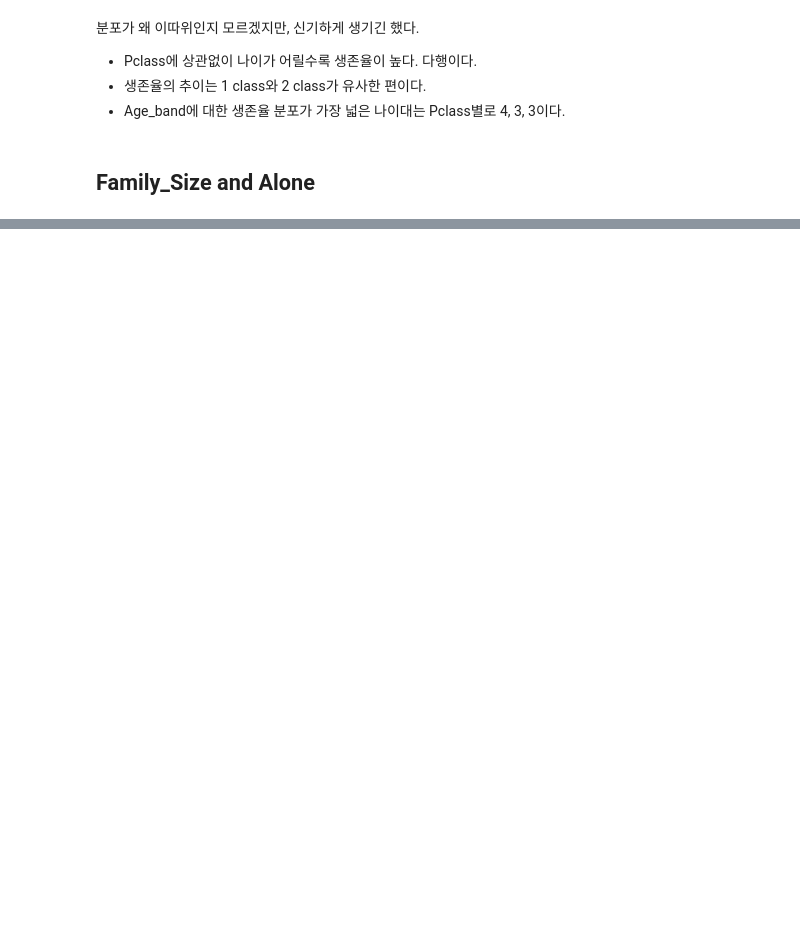
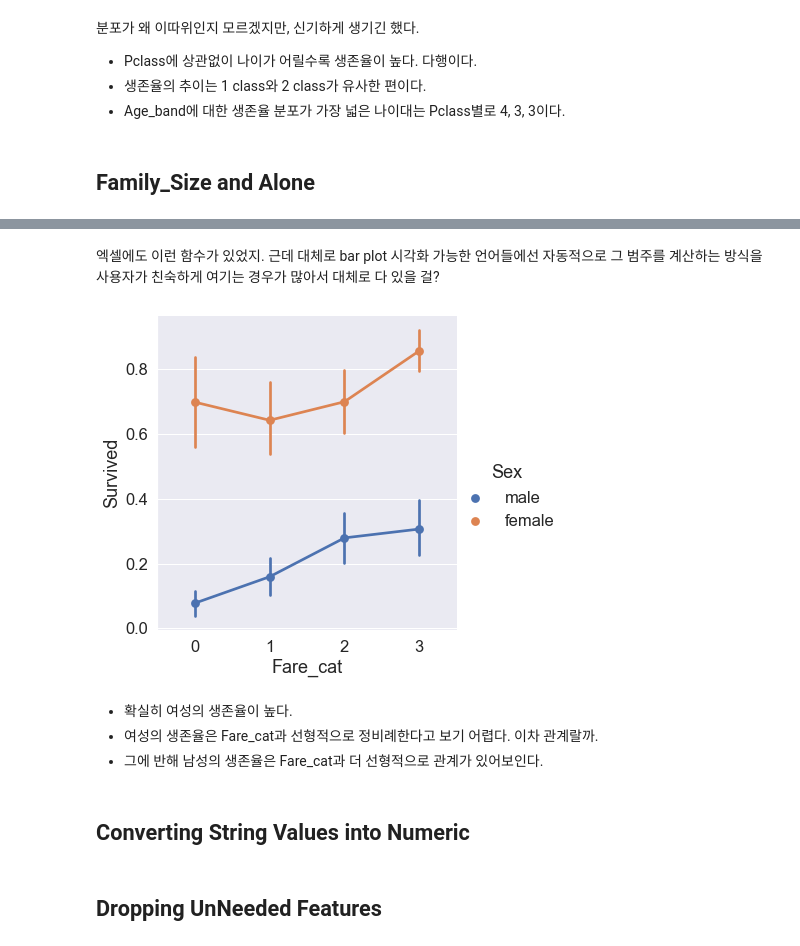
Before and after one commit to Myul23/Kaggle-Curriculum, a Jupyter notebook: Tabular data - Binary classification/Titanic - Machine Learning from Disaster/2. EDA To Prediction.ipynb, the cells around one changed output, grey strips where cells are left out. Cells and saved outputs as stored; diff of their text form; code cells hidden in the pictures; blank space fills up the shorter version.

```diff
--- a/Tabular data - Binary classification/Titanic - Machine Learning from Disaster/2. EDA To Prediction.ipynb
+++ b/Tabular data - Binary classification/Titanic - Machine Learning from Disaster/2. EDA To Prediction.ipynb
@@ -557,0 +592,17 @@ plt.show()
+# %% [markdown]
+엑셀에도 이런 함수가 있었지. 근데 대체로 bar plot 시각화 가능한 언어들에선 자동적으로 그 범주를 계산하는 방식을 사용자가 친숙하게 여기는 경우가 많아서 대체로 다 있을 걸?
+# %%
+data["Fare_cat"] = 0
+for idx in range(1, len(bins) - 1):
+    data.loc[(data["Fare"] > bins[idx]) & (data["Fare"] <= bins[idx + 1]) , "Fare_cat"] = idx
+# %%
+sns.factorplot("Fare_cat", "Survived", hue="Sex", data=data)
+plt.show()
+# %% [output]
+[figure, added]
+# %% [markdown]
+- 확실히 여성의 생존율이 높다.
+- 여성의 생존율은 Fare_cat과 선형적으로 정비례한다고 보기 어렵다. 이차 관계랄까.
+- 그에 반해 남성의 생존율은 Fare_cat과 더 선형적으로 관계가 있어보인다.
+# %% [markdown]
+## Converting String Values into Numeric
@@ -557,0 +613,2 @@ plt.show()
+# %% [markdown]
+## Dropping UnNeeded Features
```
Also changed, not shown: parts of 94 cells of this notebook.
